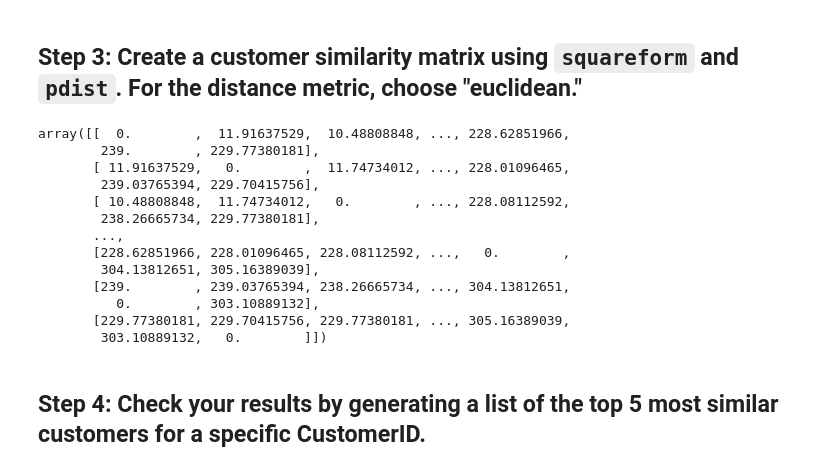
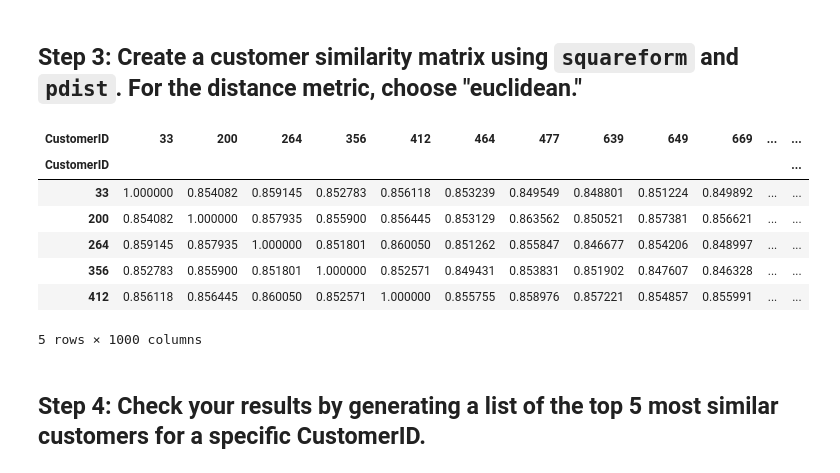
Before and after one commit to ta-data-mexpt/lab-intro-recommender-systems, a Jupyter notebook: your-code/main.ipynb, the cells around one changed output. Cells and saved outputs as stored; diff of their text form; code cells hidden in the pictures.

```diff
--- a/your-code/main.ipynb
+++ b/your-code/main.ipynb
@@ -47,3 +47,6 @@ ratings.head()
 | Appetizer - Sausage Rolls | 0 | 0 | 0 | 0 | 0 | 0 | 0 | 0 | 0 | 0 | ... | ... |
 | Apricots - Dried | 1 | 0 | 0 | 0 | 1 | 0 | 0 | 0 | 0 | 0 | ... | ... |
 5 rows × 1000 columns
+# %%
+ratingsT = ratings.transpose()
+ratingsT.head()
@@ -49,0 +62,3 @@ ratings.head()
+# %%
+ratingsT_dist = ratingsT.div(ratingsT.sum(axis=1), axis=0)
+ratingsT_dist.head()
@@ -50,20 +74,17 @@ ratings.head()
 # %% [markdown]
 ## Step 3: Create a customer similarity matrix using `squareform` and `pdist`. For the distance metric, choose "euclidean."
-# %%
-squareform(pdist(ratings.T, 'euclidean'))
-# %% [output]
-array([[  0.        ,  11.91637529,  10.48808848, ..., 228.62851966,
-        239.        , 229.77380181],
-       [ 11.91637529,   0.        ,  11.74734012, ..., 228.01096465,
-        239.03765394, 229.70415756],
-       [ 10.48808848,  11.74734012,   0.        , ..., 228.08112592,
-        238.26665734, 229.77380181],
-       ...,
-       [228.62851966, 228.01096465, 228.08112592, ...,   0.        ,
-        304.13812651, 305.16389039],
-       [239.        , 239.03765394, 238.26665734, ..., 304.13812651,
-          0.        , 303.10889132],
-       [229.77380181, 229.70415756, 229.77380181, ..., 305.16389039,
-        303.10889132,   0.        ]])
+# %%
+dist_eucl = 1/(1+squareform(pdist(ratingsT_dist, metric = 'euclidean')))
+cust_sim_matrix = pd.DataFrame(dist_eucl, columns=ratingsT_dist.index, index=ratingsT_dist.index)
+cust_sim_matrix.head()
+# %% [output]
+| CustomerID | 33 | 200 | 264 | 356 | 412 | 464 | 477 | 639 | 649 | 669 | ... | ... |
+| CustomerID |  |  |  |  |  |  |  |  |  |  |  | ... |
+| 33 | 1.000000 | 0.854082 | 0.859145 | 0.852783 | 0.856118 | 0.853239 | 0.849549 | 0.848801 | 0.851224 | 0.849892 | ... | ... |
+| 200 | 0.854082 | 1.000000 | 0.857935 | 0.855900 | 0.856445 | 0.853129 | 0.863562 | 0.850521 | 0.857381 | 0.856621 | ... | ... |
+| 264 | 0.859145 | 0.857935 | 1.000000 | 0.851801 | 0.860050 | 0.851262 | 0.855847 | 0.846677 | 0.854206 | 0.848997 | ... | ... |
+| 356 | 0.852783 | 0.855900 | 0.851801 | 1.000000 | 0.852571 | 0.849431 | 0.853831 | 0.851902 | 0.847607 | 0.846328 | ... | ... |
+| 412 | 0.856118 | 0.856445 | 0.860050 | 0.852571 | 1.000000 | 0.855755 | 0.858976 | 0.857221 | 0.854857 | 0.855991 | ... | ... |
+5 rows × 1000 columns
 # %% [markdown]
 ## Step 4: Check your results by generating a list of the top 5 most similar customers for a specific CustomerID.
```
Also changed, not shown: parts of 13 cells of this notebook.
